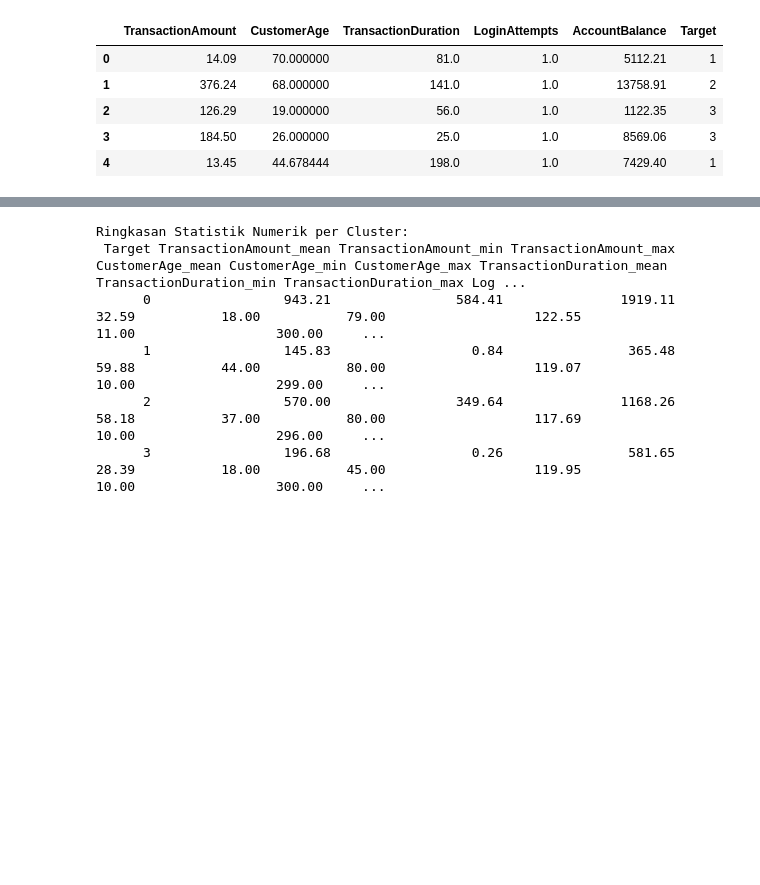
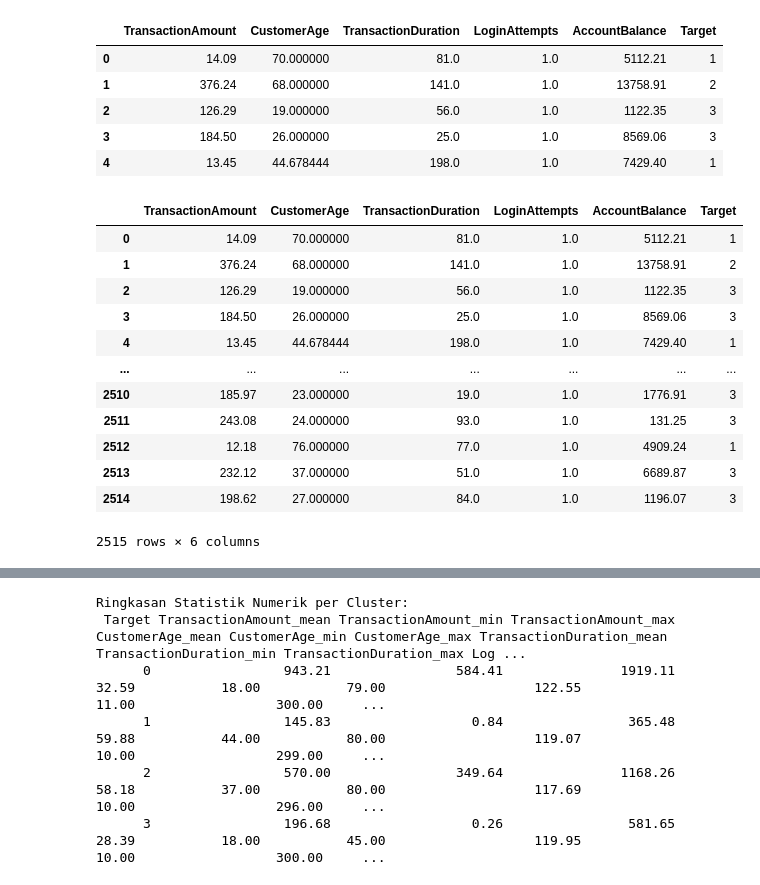
Before and after one commit to m8tyx/Proyek-ML, a Jupyter notebook: [Clustering]_Submission_Akhir_BMLP_Your_Name.ipynb, the cells around one changed output, grey strips where cells are left out. Cells and saved outputs as stored; diff of their text form; code cells hidden in the pictures; blank space fills up the shorter version.

```diff
--- a/[Clustering]_Submission_Akhir_BMLP_Your_Name.ipynb
+++ b/[Clustering]_Submission_Akhir_BMLP_Your_Name.ipynb
@@ -761,6 +761,22 @@ df_inverse_num.head()
 | 2 | 126.29 | 19.000000 | 56.0 | 1.0 | 1122.35 | 3 |
 | 3 | 184.50 | 26.000000 | 25.0 | 1.0 | 8569.06 | 3 |
 | 4 | 13.45 | 44.678444 | 198.0 | 1.0 | 7429.40 | 1 |
+# %%
+df_inverse_num
+# %% [output]
+|  | TransactionAmount | CustomerAge | TransactionDuration | LoginAttempts | AccountBalance | Target |
+| 0 | 14.09 | 70.000000 | 81.0 | 1.0 | 5112.21 | 1 |
+| 1 | 376.24 | 68.000000 | 141.0 | 1.0 | 13758.91 | 2 |
+| 2 | 126.29 | 19.000000 | 56.0 | 1.0 | 1122.35 | 3 |
+| 3 | 184.50 | 26.000000 | 25.0 | 1.0 | 8569.06 | 3 |
+| 4 | 13.45 | 44.678444 | 198.0 | 1.0 | 7429.40 | 1 |
+| ... | ... | ... | ... | ... | ... | ... |
+| 2510 | 185.97 | 23.000000 | 19.0 | 1.0 | 1776.91 | 3 |
+| 2511 | 243.08 | 24.000000 | 93.0 | 1.0 | 131.25 | 3 |
+| 2512 | 12.18 | 76.000000 | 77.0 | 1.0 | 4909.24 | 1 |
+| 2513 | 232.12 | 37.000000 | 51.0 | 1.0 | 6689.87 | 3 |
+| 2514 | 198.62 | 27.000000 | 84.0 | 1.0 | 1196.07 | 3 |
+2515 rows × 6 columns
 # %%
 # inverse dataset yang sudah diencode ke kategori aslinya.
 # Lengkapi kode berikut jika ingin menerapkan kriteria ini (silakan hapus simbol pagar pada kode yang akan digunakan.)
```
Also changed, not shown: parts of 5 cells of this notebook, 4 other files.
